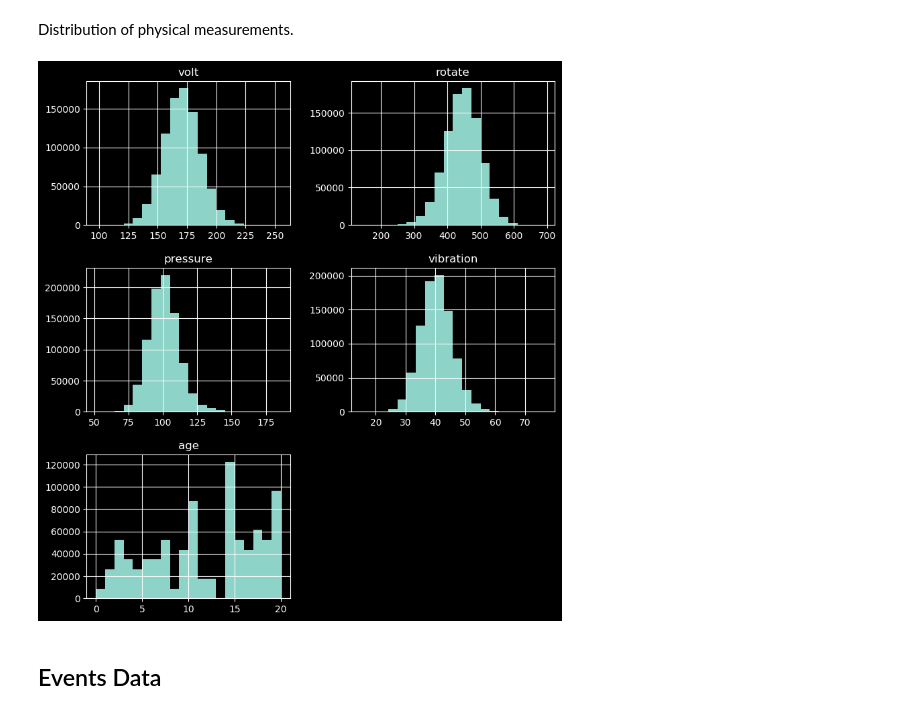
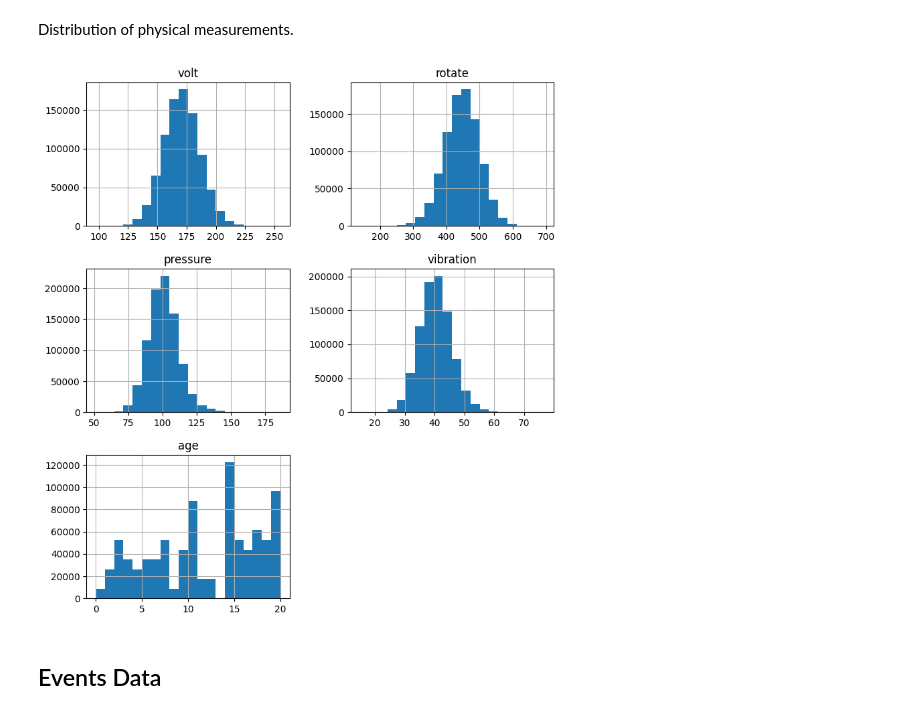
Before and after one commit to stevenjlm/marching-penguin, a Jupyter notebook: src/data_parsing/explore.ipynb, the cells around one changed output. Saved outputs shown, nothing was run; the diff lists cells and outputs as text; code cells hidden in the pictures.

```diff
--- a/src/data_parsing/explore.ipynb
+++ b/src/data_parsing/explore.ipynb
@@ -42,12 +42,11 @@ tel.describe()
 Distribution of physical measurements.
 # %%
 import matplotlib.pyplot as plt
-plt.style.use('dark_background')
 plt.rcParams['figure.figsize'] = [9, 10]
 tel.iloc[:, 2:].hist(bins=20)
 plt.show()
 # %% [output]
-[figure, old version]
+[figure, new version]
 # %% [markdown]
 ## Events Data
 # %% [markdown]
```
Also changed, not shown: parts of 3 cells of this notebook, 3 other files.
